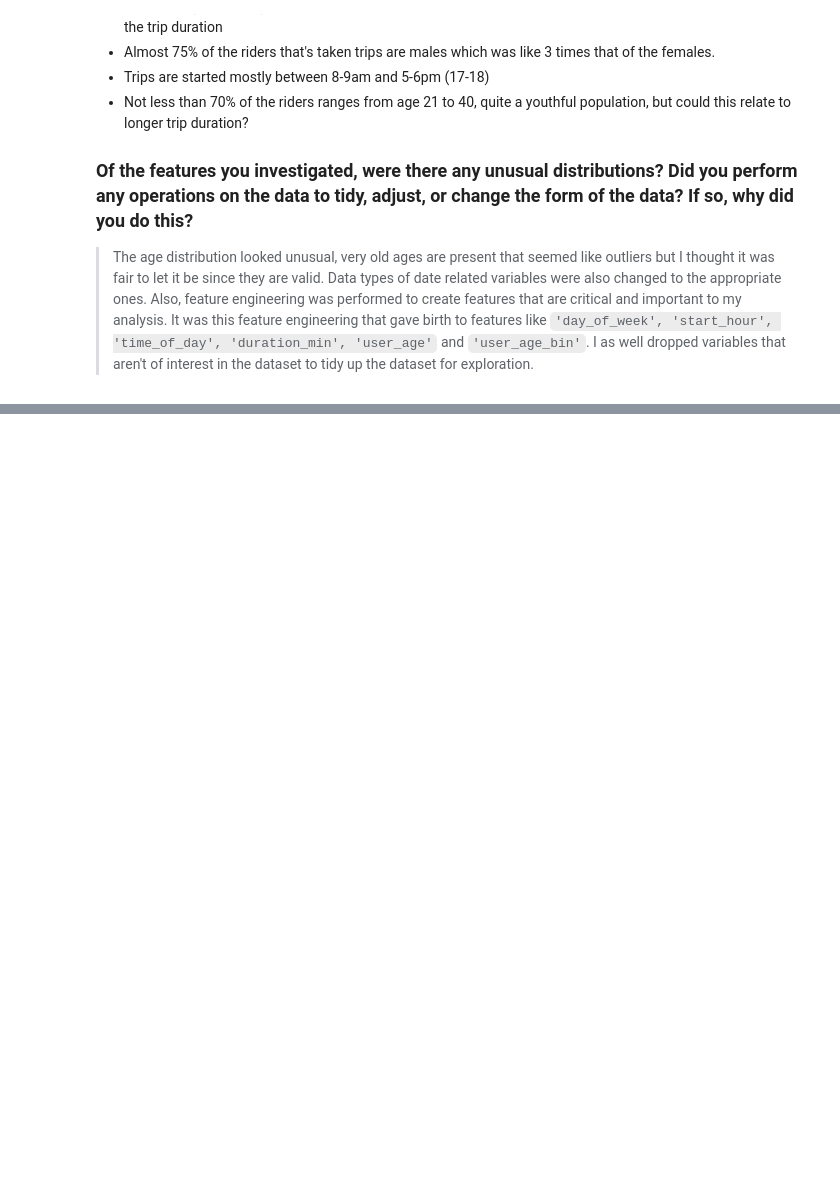
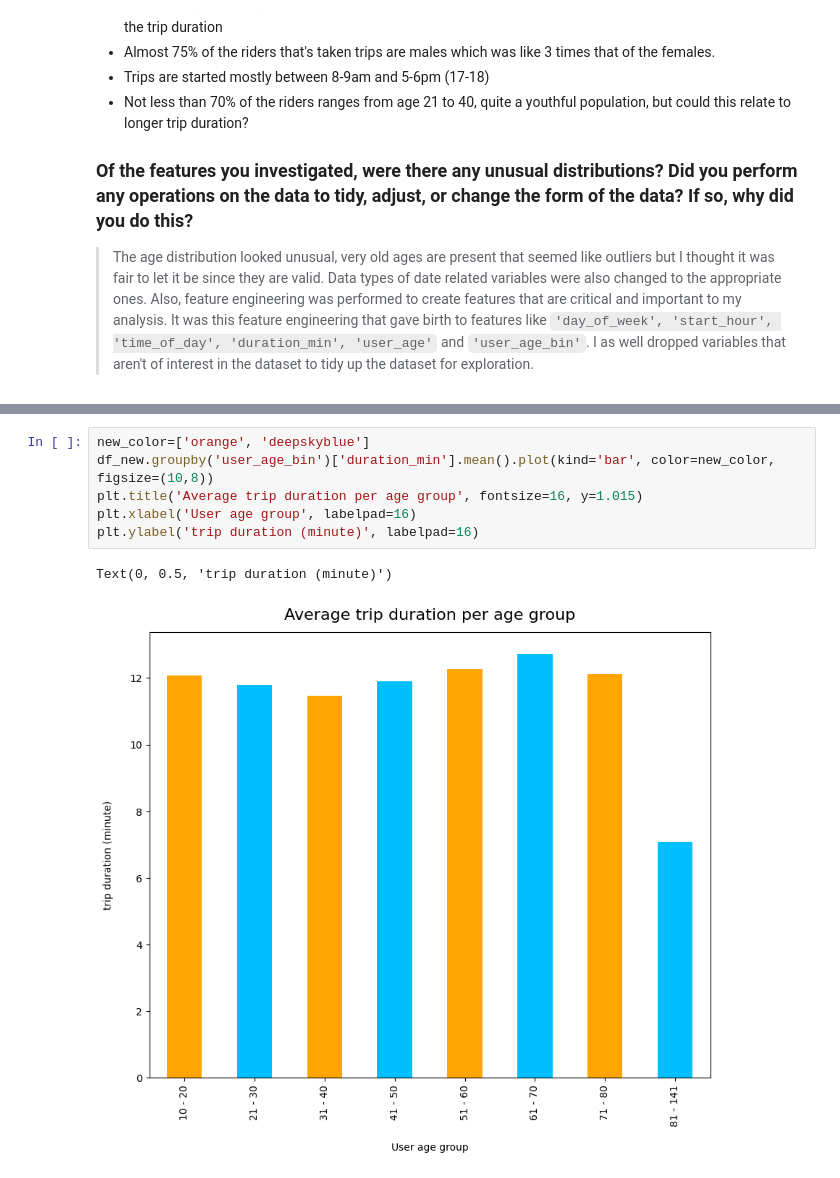
Before and after one commit to HoangMinh153/Data-Analyst, a Jupyter notebook: exercise.ipynb, the cells around one changed output, grey strips where cells are left out. Drawn from its saved outputs; the diff is of its cells as text; blank space fills up the shorter version.

```diff
--- a/exercise.ipynb
+++ b/exercise.ipynb
@@ -461,0 +487,9 @@ I as well dropped variables that aren't of interest in the dataset to tidy up th
+# %%
+new_color=['orange', 'deepskyblue']
+df_new.groupby('user_age_bin')['duration_min'].mean().plot(kind='bar', color=new_color, figsize=(10,8))
+plt.title('Average trip duration per age group', fontsize=16, y=1.015)
+plt.xlabel('User age group', labelpad=16)
+plt.ylabel('trip duration (minute)', labelpad=16)
+# %% [output]
+Text(0, 0.5, 'trip duration (minute)')
+[figure, added]
```
Also changed, not shown: parts of 11 cells of this notebook.
